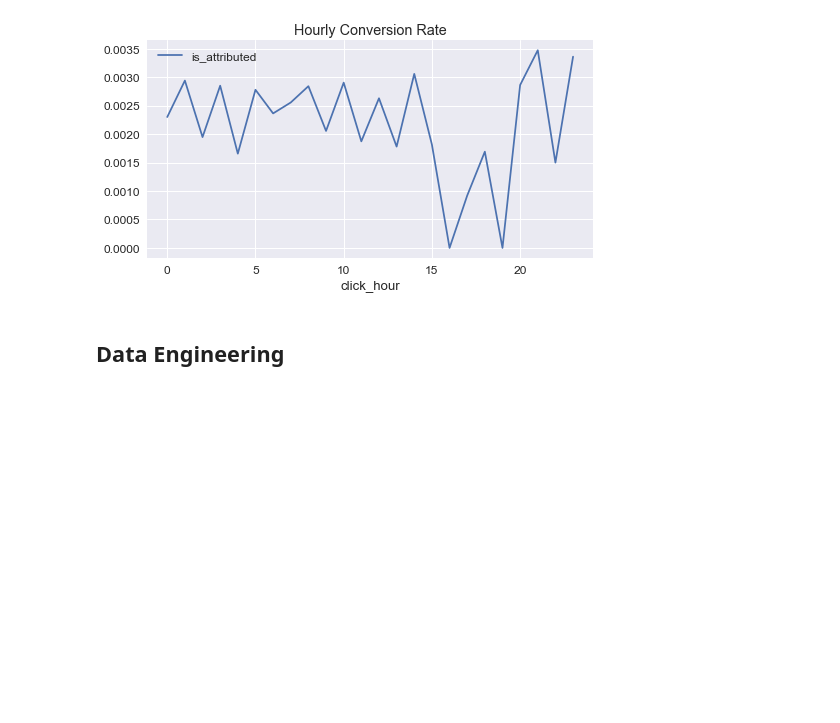
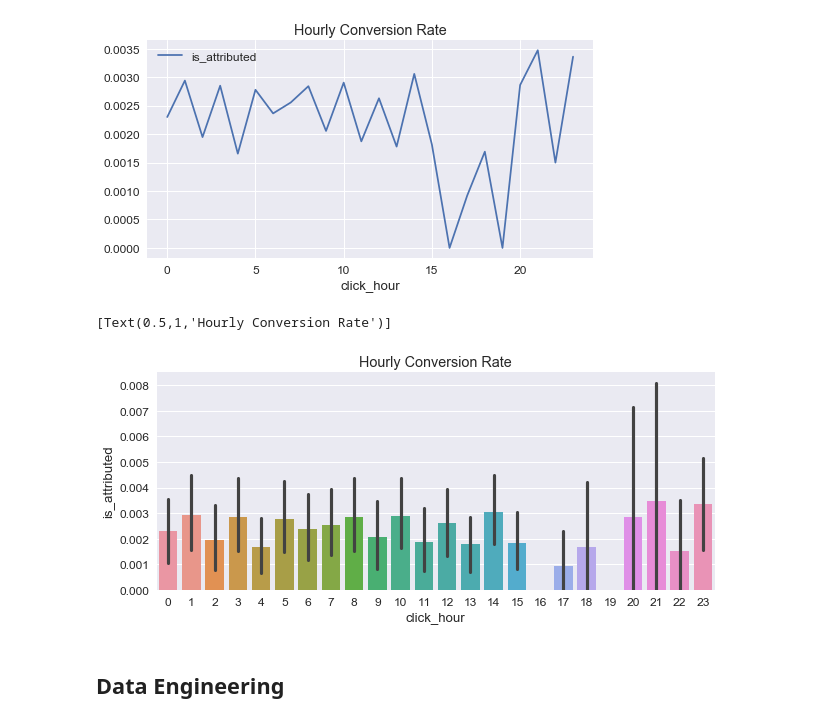
Before and after one commit to linicole/kaggle, a Jupyter notebook: TalkingData_AdTracking/data_preview.ipynb, the cells around one changed output. Cells and saved outputs as stored; diff of their text form; code cells hidden in the pictures; blank space fills up the shorter version.

Commit message:
update data preview

```diff
--- a/TalkingData_AdTracking/data_preview.ipynb
+++ b/TalkingData_AdTracking/data_preview.ipynb
@@ -669,6 +669,15 @@ ax = sample_hour[['click_hour','is_attributed']].groupby('click_hour',as_index=T
 ax.set(title="Hourly Conversion Rate");
 # %% [output]
 [figure]
+# %%
+plt.figure(figsize=(10,4))
+ax = sns.barplot('click_hour', 'is_attributed', data=sample_hour)
+ax.set(title="Hourly Conversion Rate");
+# by default, "estimator" in barplot is "mean"
+# error bar: 1 standard division
+# %% [output]
+[Text(0.5,1,'Hourly Conversion Rate')]
+[figure, added]
 # %% [markdown]
 ## Data Engineering <a id="data_engineering"></a>
 # %% [markdown]
```
Also changed, not shown: parts of 2 cells of this notebook.
